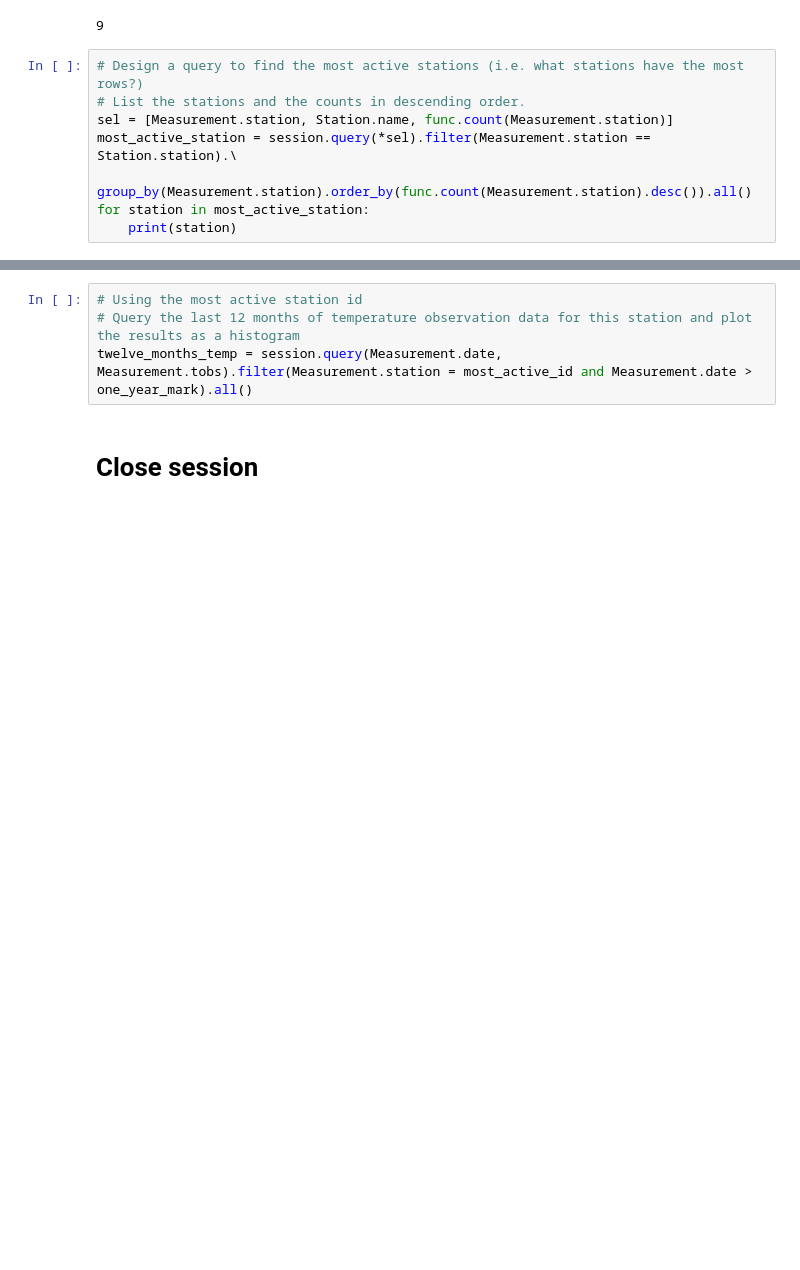
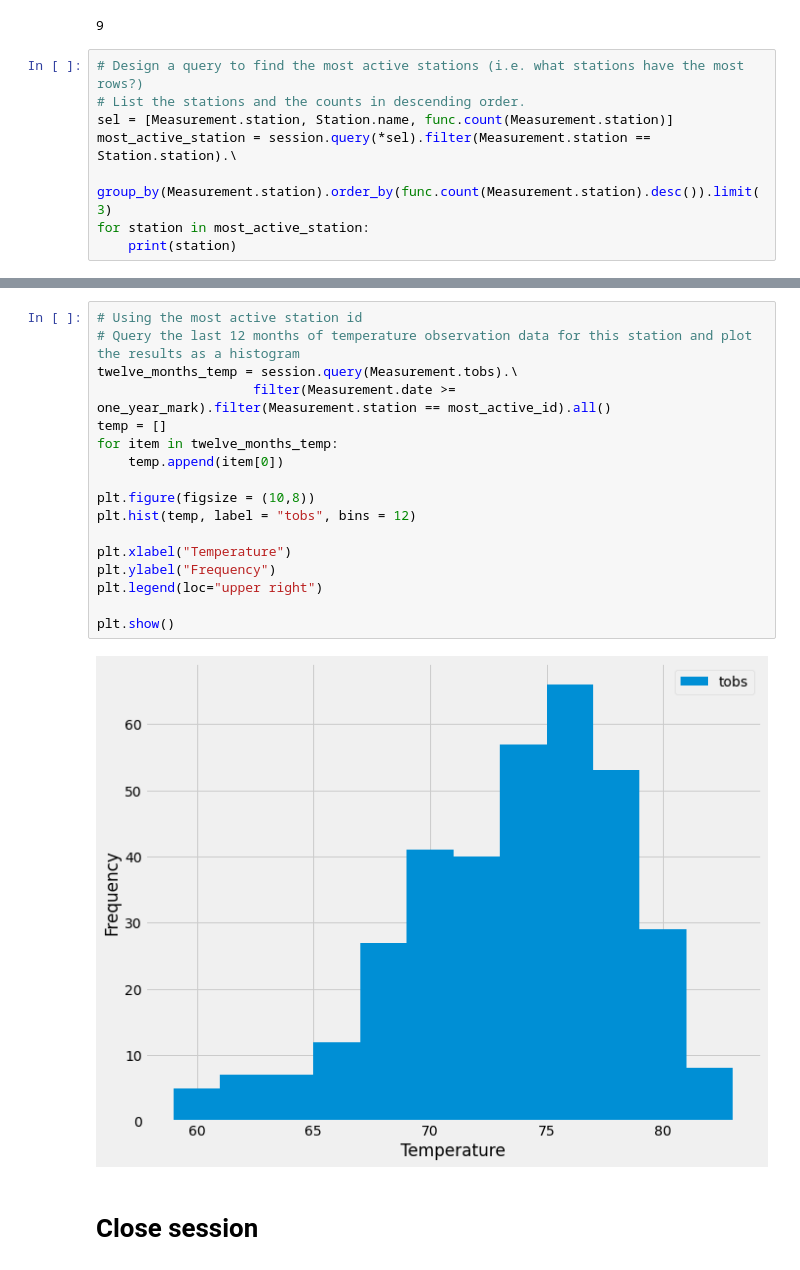
Before and after one commit to AlexMaule/sqlalchemy-challenge, a Jupyter notebook: Starter_Code/Instructions/climate_starter.ipynb, the cells around one changed output, grey strips where cells are left out. Cells and saved outputs as stored; diff of their text form; blank space fills up the shorter version.

```diff
--- a/Starter_Code/Instructions/climate_starter.ipynb
+++ b/Starter_Code/Instructions/climate_starter.ipynb
@@ -103,7 +105,7 @@ station_count
 # List the stations and the counts in descending order.
 sel = [Measurement.station, Station.name, func.count(Measurement.station)]
 most_active_station = session.query(*sel).filter(Measurement.station == Station.station).\
-         group_by(Measurement.station).order_by(func.count(Measurement.station).desc()).all()
+         group_by(Measurement.station).order_by(func.count(Measurement.station).desc()).limit(3)
 for station in most_active_station:
     print(station)
 # %% [output]
@@ -132,7 +129,22 @@ WHERE measurement.station = ?
 # %%
 # Using the most active station id
 # Query the last 12 months of temperature observation data for this station and plot the results as a histogram
-twelve_months_temp = session.query(Measurement.date, Measurement.tobs).filter(Measurement.station = most_active_id and Measurement.date > one_year_mark).all()
+twelve_months_temp = session.query(Measurement.tobs).\
+                    filter(Measurement.date >= one_year_mark).filter(Measurement.station == most_active_id).all()
+temp = []
+for item in twelve_months_temp:
+    temp.append(item[0])
+
+plt.figure(figsize = (10,8))
+plt.hist(temp, label = "tobs", bins = 12)
+
+plt.xlabel("Temperature")
+plt.ylabel("Frequency")
+plt.legend(loc="upper right")
+
+plt.show()
+# %% [output]
+[figure, added]
 # %% [markdown]
 # Close session
 # %%
```
Also changed, not shown: parts of 5 cells of this notebook, 1 other file.
